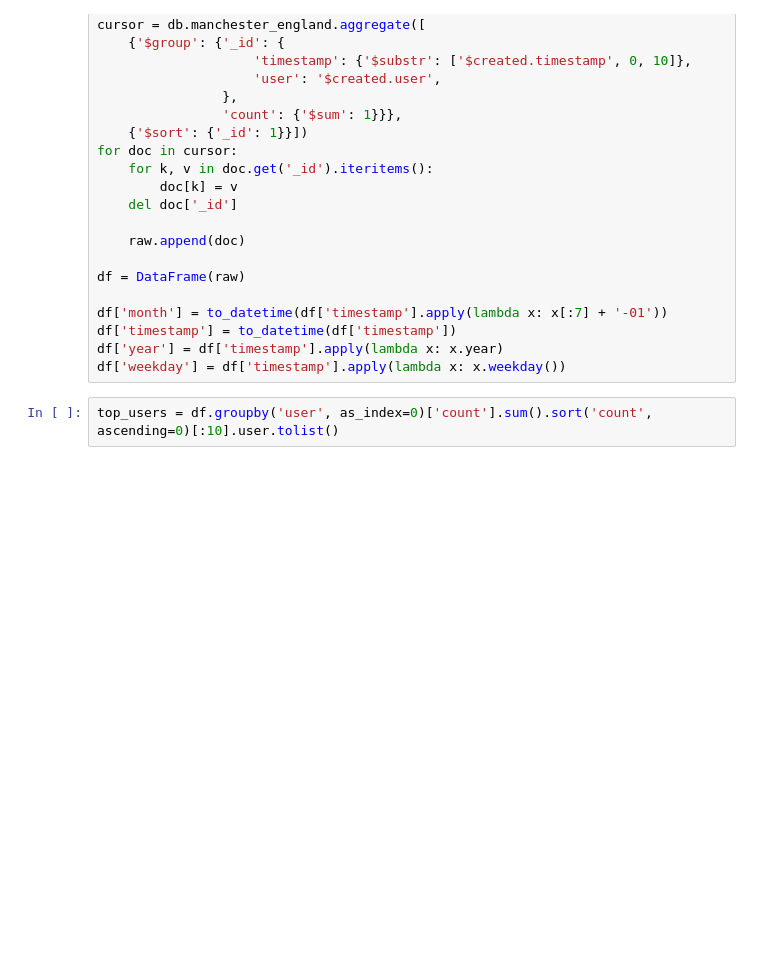
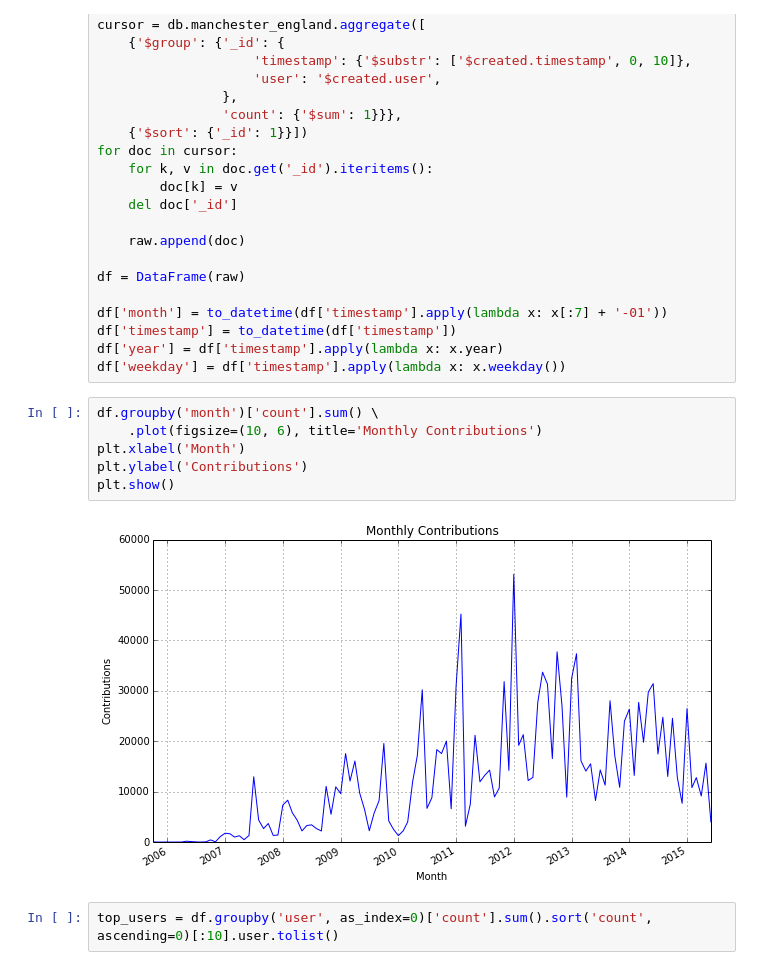
Before and after one commit to tikazyq/udacity-dand, a Jupyter notebook: proj2/exploratory_analysis.ipynb, the cells around one changed output. Cells and saved outputs as stored; diff of their text form; blank space fills up the shorter version.

```diff
--- a/proj2/exploratory_analysis.ipynb
+++ b/proj2/exploratory_analysis.ipynb
@@ -30,6 +30,14 @@ df['month'] = to_datetime(df['timestamp'].apply(lambda x: x[:7] + '-01'))
 df['timestamp'] = to_datetime(df['timestamp'])
 df['year'] = df['timestamp'].apply(lambda x: x.year)
 df['weekday'] = df['timestamp'].apply(lambda x: x.weekday())
+# %%
+df.groupby('month')['count'].sum() \
+    .plot(figsize=(10, 6), title='Monthly Contributions')
+plt.xlabel('Month')
+plt.ylabel('Contributions')
+plt.show()
+# %% [output]
+[figure, added]
 # %%
 top_users = df.groupby('user', as_index=0)['count'].sum().sort('count', ascending=0)[:10].user.tolist()
 # %%
```
